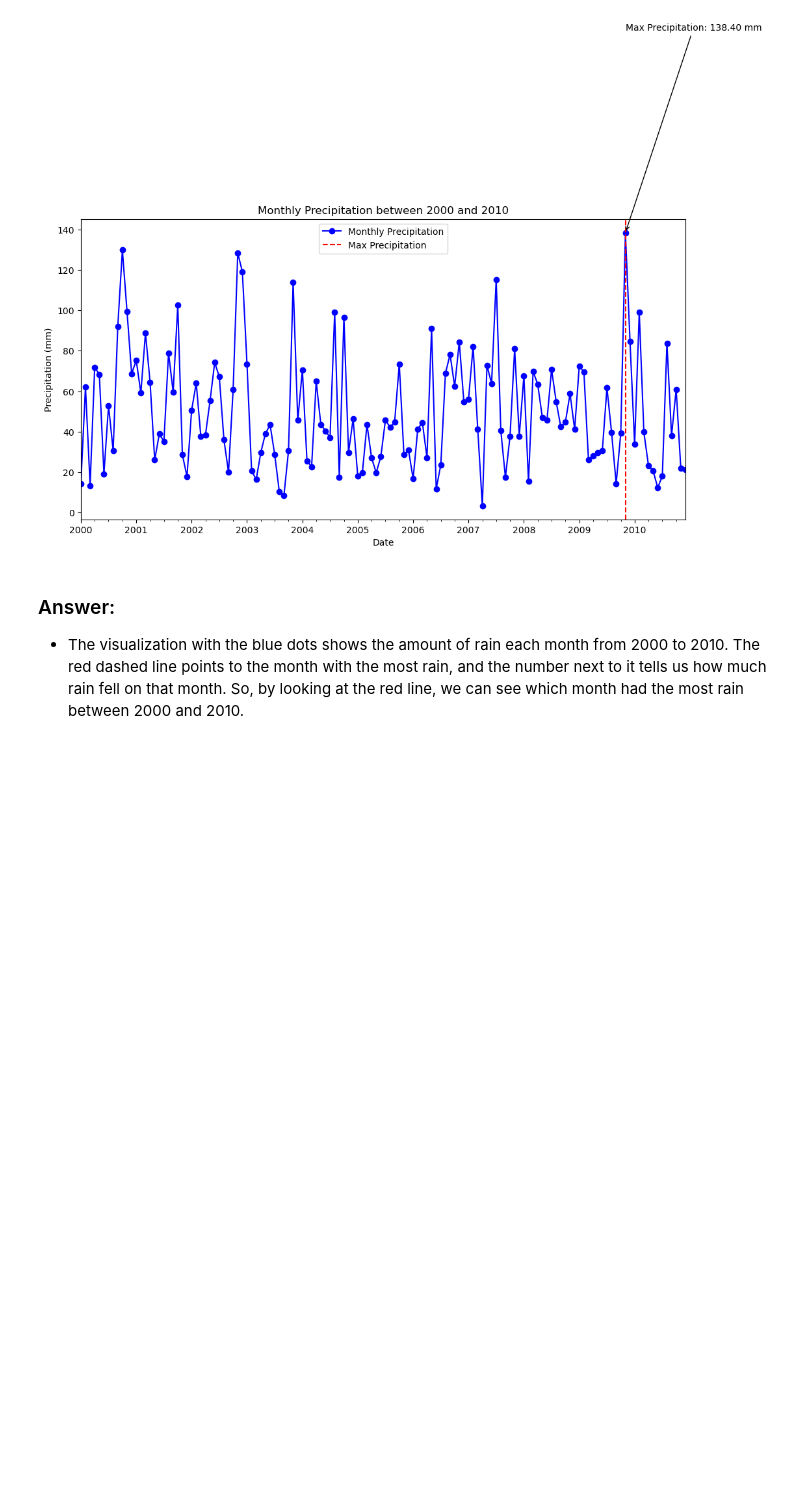
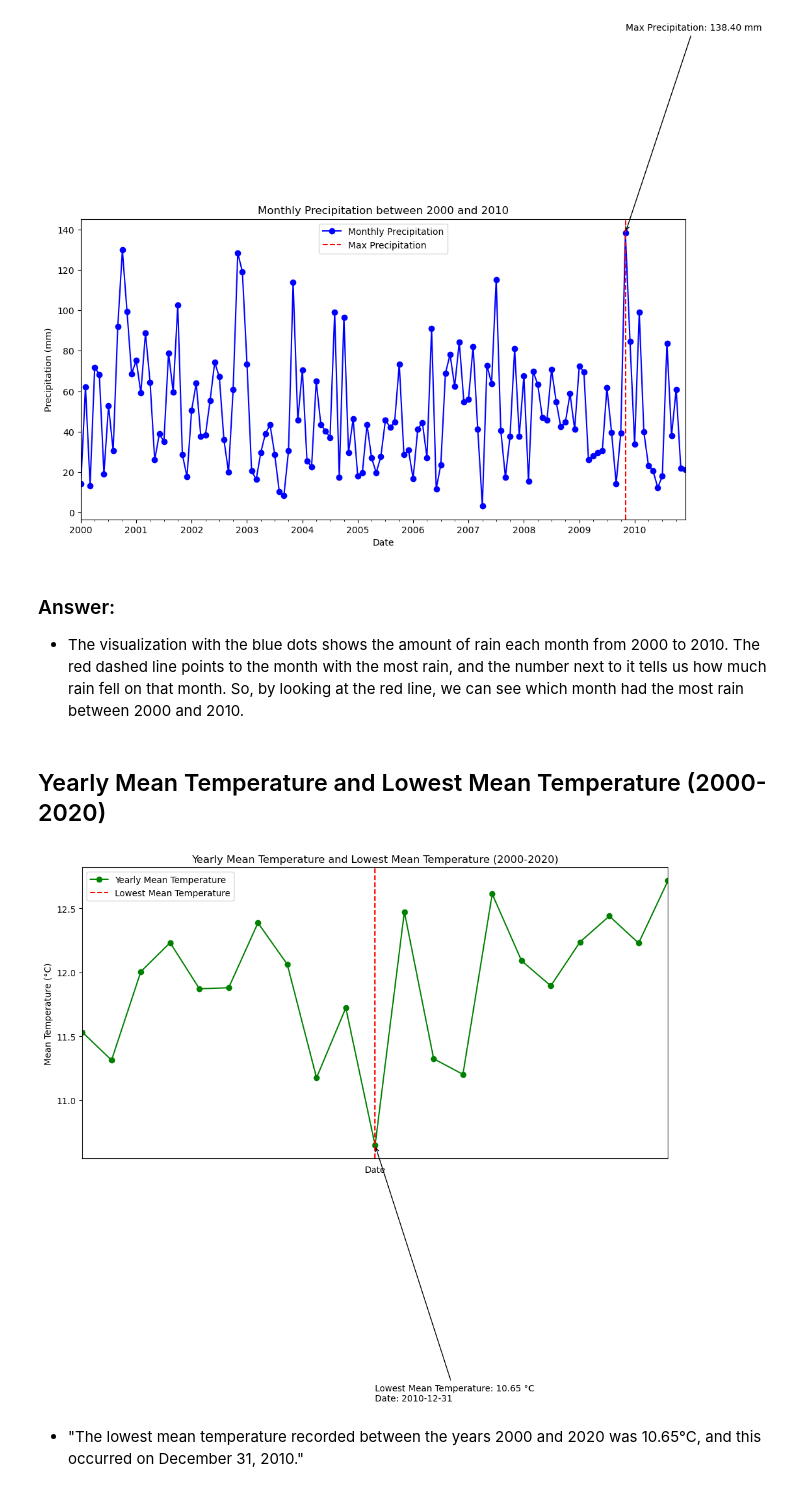
Before and after one commit to Soichiro-Gardinner/Resampling_Data, a Jupyter notebook: Resampling Datetime.ipynb, the cells around one changed output. Saved outputs shown, nothing was run; the diff lists cells and outputs as text; code cells hidden in the pictures; blank space fills up the shorter version.

```diff
--- a/Resampling Datetime.ipynb
+++ b/Resampling Datetime.ipynb
@@ -96,3 +97,42 @@ plt.show()
 # %% [markdown]
 ### Answer:
 - The visualization with the blue dots shows the amount of rain each month from 2000 to 2010. The red dashed line points to the month with the most rain, and the number next to it tells us how much rain fell on that month. So, by looking at the red line, we can see which month had the most rain between 2000 and 2010.
+# %% [markdown]
+## Yearly Mean Temperature and Lowest Mean Temperature (2000-2020)
+# %%
+# Filter out only the data from the year 2000 to 2020 and keep the required features
+df_filtered_q2 = df[(df.index.year >= 2000) & (df.index.year <= 2020)][required_features]
+# %%
+# Resample the data as Yearly frequency
+df_yearly = df_filtered_q2.resample('Y').mean()
+# %%
+# Find the date and corresponding value for the lowest mean temperature
+lowest_mean_temp_date = df_yearly['mean_temp'].idxmin()
+lowest_mean_temp_value = df_yearly['mean_temp'].min()
+# %%
+# Plotting the feature and time period for lowest mean temperature
+fig, ax = plt.subplots(figsize=(12, 6))
+df_yearly['mean_temp'].plot(ax=ax, marker='o', color='green', label='Yearly Mean Temperature')
+ax.axvline(lowest_mean_temp_date, color='red', linestyle='--', label='Lowest Mean Temperature')
+ax.annotate(f'Lowest Mean Temperature: {lowest_mean_temp_value:.2f} °C\nDate: {lowest_mean_temp_date.strftime("%Y-%m-%d")}',
+            xy=(lowest_mean_temp_date, lowest_mean_temp_value),
+            xytext=(lowest_mean_temp_date, lowest_mean_temp_value - 2), arrowprops=dict(arrowstyle='->'))
+ax.set_xlabel('Date')
+ax.set_ylabel('Mean Temperature (°C)')
+ax.set_title('Yearly Mean Temperature and Lowest Mean Temperature (2000-2020)')
+ax.legend()
+
+# Customize the major xaxis ticks
+ax.xaxis.set_major_locator(mdates.YearLocator(5))
+ax.xaxis.set_major_formatter(mdates.DateFormatter('%Y-%m-%d'))  # Modified date format
+ax.tick_params(axis='x', rotation=90)
+
+# Customize the minor xaxis ticks
+ax.xaxis.set_minor_locator(mdates.YearLocator(1))
+ax.xaxis.set_minor_formatter(mdates.DateFormatter(''))
+
+plt.show()
+# %% [output]
+[figure, added]
+# %% [markdown]
+- "The lowest mean temperature recorded between the years 2000 and 2020 was 10.65°C, and this occurred on December 31, 2010."
```
Also changed, not shown: parts of 2 cells of this notebook.
